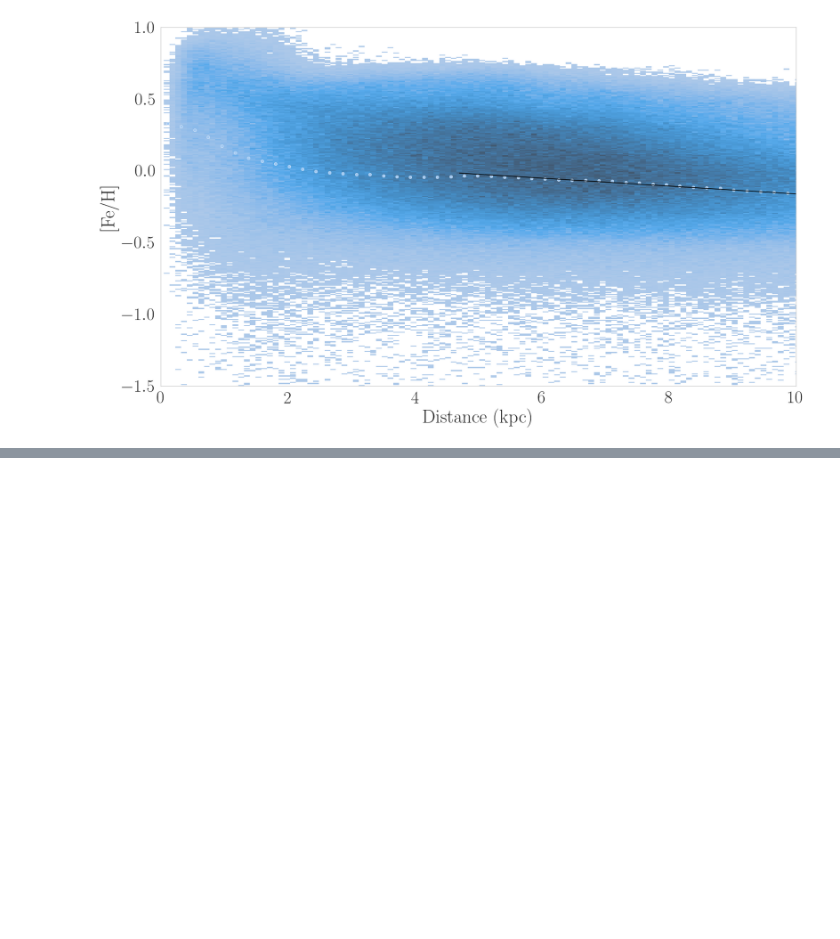
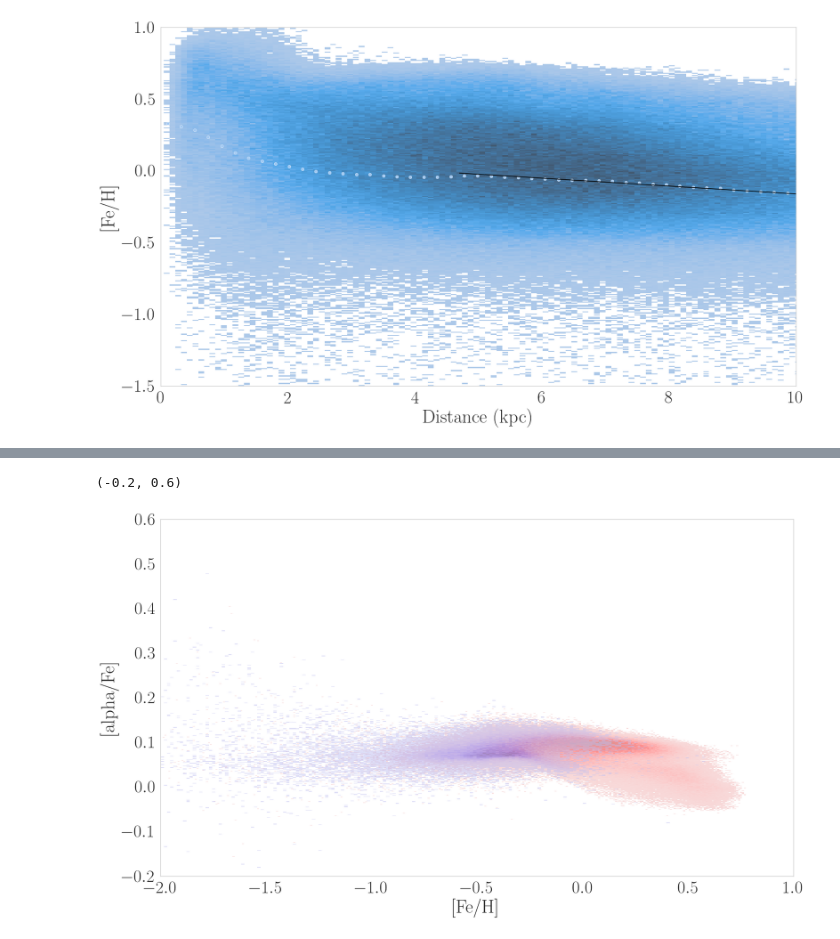
Before and after one commit to ChrisBoettner/skaro, a Jupyter notebook: notebooks/Galaxy_properties.ipynb, the cells around one changed output, grey strips where cells are left out. Cells and saved outputs as stored; diff of their text form; code cells hidden in the pictures; blank space fills up the shorter version.

```diff
--- a/notebooks/Galaxy_properties.ipynb
+++ b/notebooks/Galaxy_properties.ipynb
@@ -146,0 +183,30 @@ plt.ylim(-1.5, 1)
+# %%
+thin_disk_metallicity_data = thin_disk_metallicity_data[
+    thin_disk_metallicity_data["Distance (kpc)"].between(5, 10)
+]
+thick_disk_metallicity_data = thick_disk_metallicity_data[
+    thick_disk_metallicity_data["Distance (kpc)"].between(5, 10)
+]
+# %%
+fig, ax = plt.subplots()
+sns.histplot(
+    data=thin_disk_metallicity_data,
+    x="[Fe/H]",
+    y="[alpha/Fe]",
+    color="red",
+    alpha=0.5,
+    ax=ax,
+)
+sns.histplot(
+    data=thick_disk_metallicity_data,
+    x="[Fe/H]",
+    y="[alpha/Fe]",
+    color="blue",
+    alpha=0.5,
+    ax=ax,
+)
+ax.set_xlim([-2, 1])
+ax.set_ylim([-0.2, 0.6])
+# %% [output]
+(-0.2, 0.6)
+[figure, added]
```
Also changed, not shown: parts of 8 cells of this notebook.
